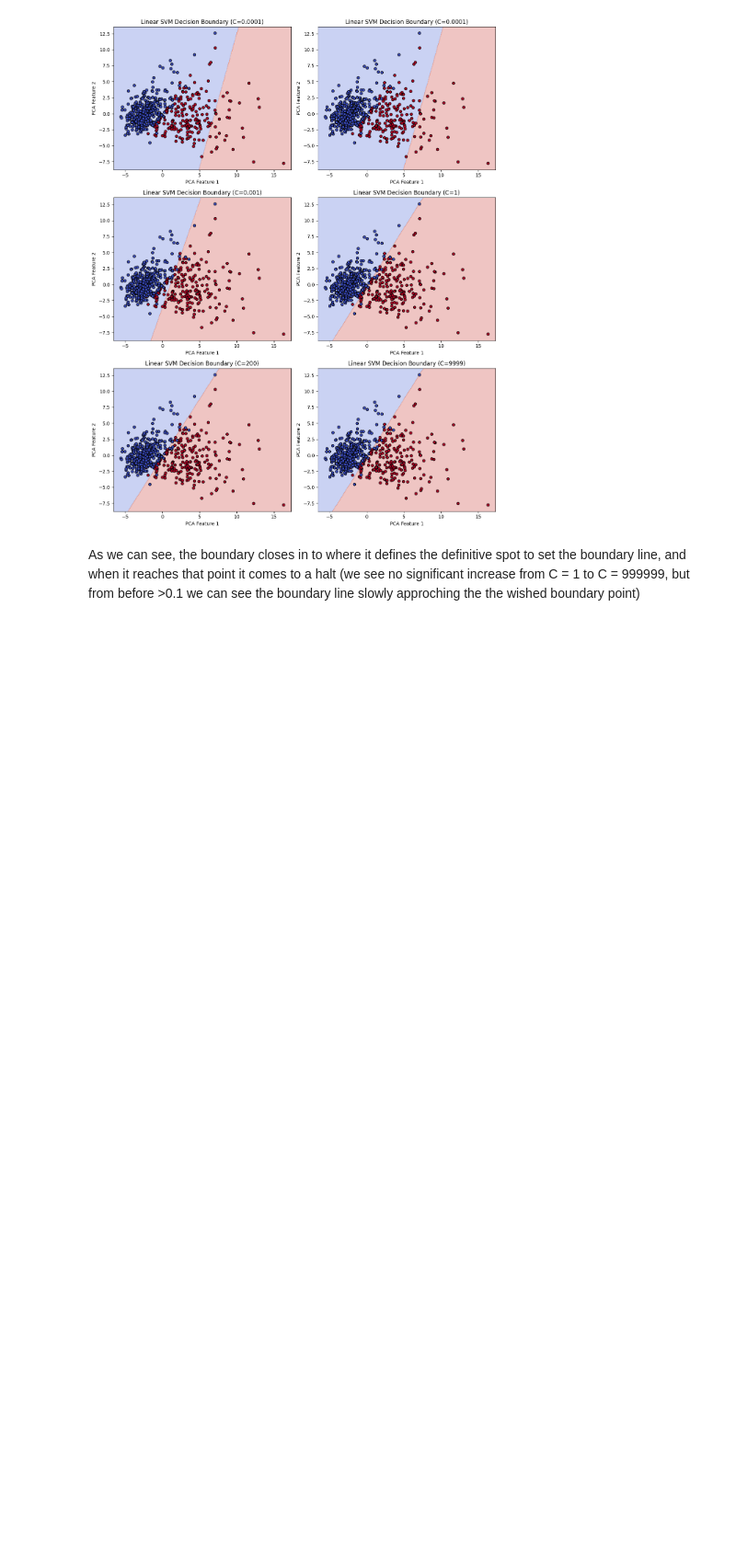
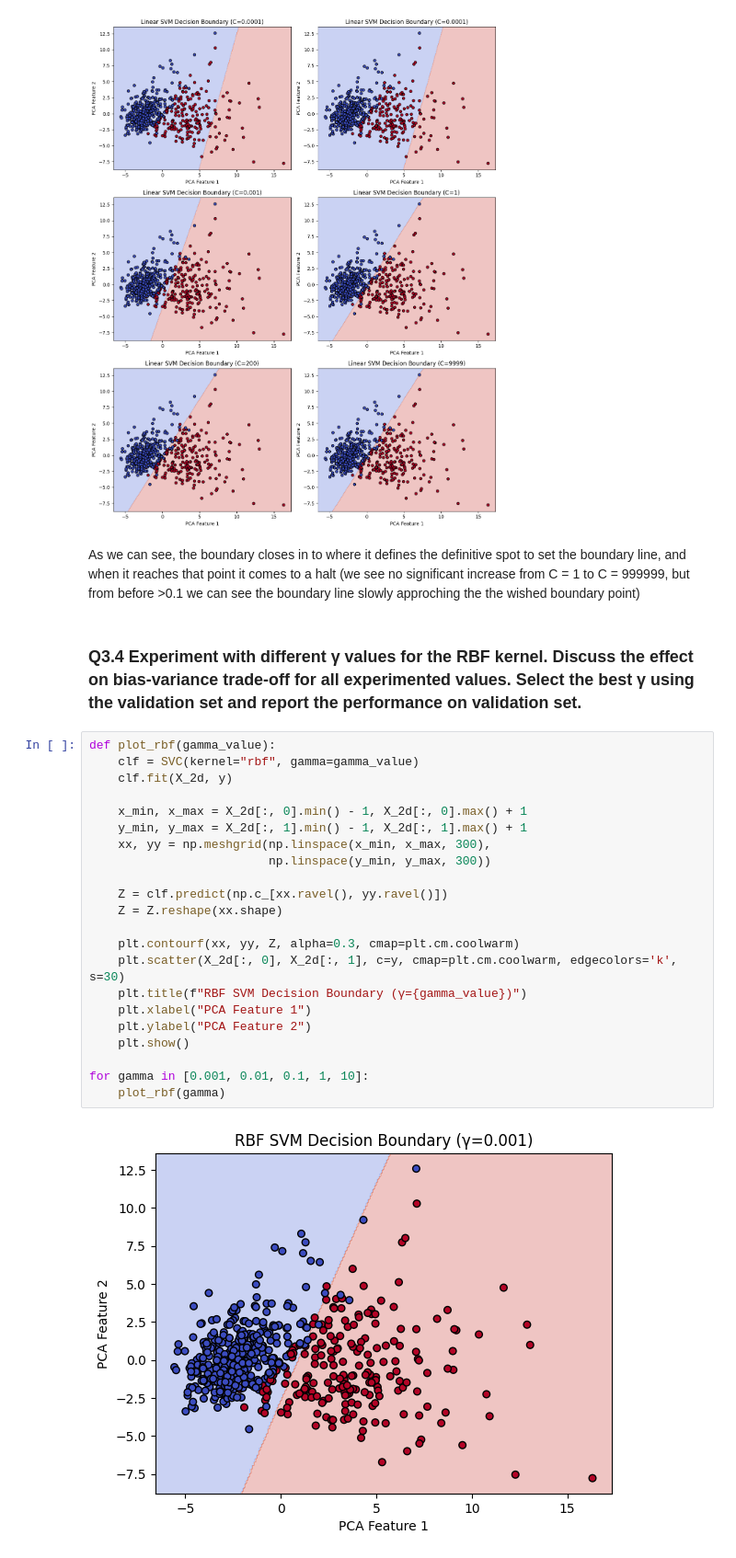
Before and after one commit to MustafaKess/IDATG2208-ML-assignment-2, a Jupyter notebook: exercise 3/Q3.ipynb, the cells around one changed output. Shown at 92% size. Saved outputs shown, nothing was run; the diff lists cells and outputs as text; blank space fills up the shorter version.

Commit message:
Messing with gamma value, WIP on Q3.4

```diff
--- a/exercise 3/Q3.ipynb
+++ b/exercise 3/Q3.ipynb
@@ -223,3 +223,29 @@ plt.show()
 [figure]
 # %% [markdown]
 As we can see, the boundary closes in to where it defines the definitive spot to set the boundary line, and when it reaches that point it comes to a halt (we see no significant increase from C = 1 to C = 999999, but from before >0.1 we can see the boundary line slowly approching the the wished boundary point)
+# %% [markdown]
+### Q3.4  Experiment with different γ values for the RBF kernel. Discuss the effect on bias-variance trade-off for all experimented values. Select the best γ using the validation set and report the performance on validation set.
+# %%
+def plot_rbf(gamma_value):
+    clf = SVC(kernel="rbf", gamma=gamma_value)
+    clf.fit(X_2d, y)
+
+    x_min, x_max = X_2d[:, 0].min() - 1, X_2d[:, 0].max() + 1
+    y_min, y_max = X_2d[:, 1].min() - 1, X_2d[:, 1].max() + 1
+    xx, yy = np.meshgrid(np.linspace(x_min, x_max, 300),
+                         np.linspace(y_min, y_max, 300))
+
+    Z = clf.predict(np.c_[xx.ravel(), yy.ravel()])
+    Z = Z.reshape(xx.shape)
+
+    plt.contourf(xx, yy, Z, alpha=0.3, cmap=plt.cm.coolwarm)
+    plt.scatter(X_2d[:, 0], X_2d[:, 1], c=y, cmap=plt.cm.coolwarm, edgecolors='k', s=30)
+    plt.title(f"RBF SVM Decision Boundary (γ={gamma_value})")
+    plt.xlabel("PCA Feature 1")
+    plt.ylabel("PCA Feature 2")
+    plt.show()
+
+for gamma in [0.001, 0.01, 0.1, 1, 10]:
+    plot_rbf(gamma)
+# %% [output]
+[figure, added]
```
Also changed, not shown: parts of 1 cell of this notebook.
